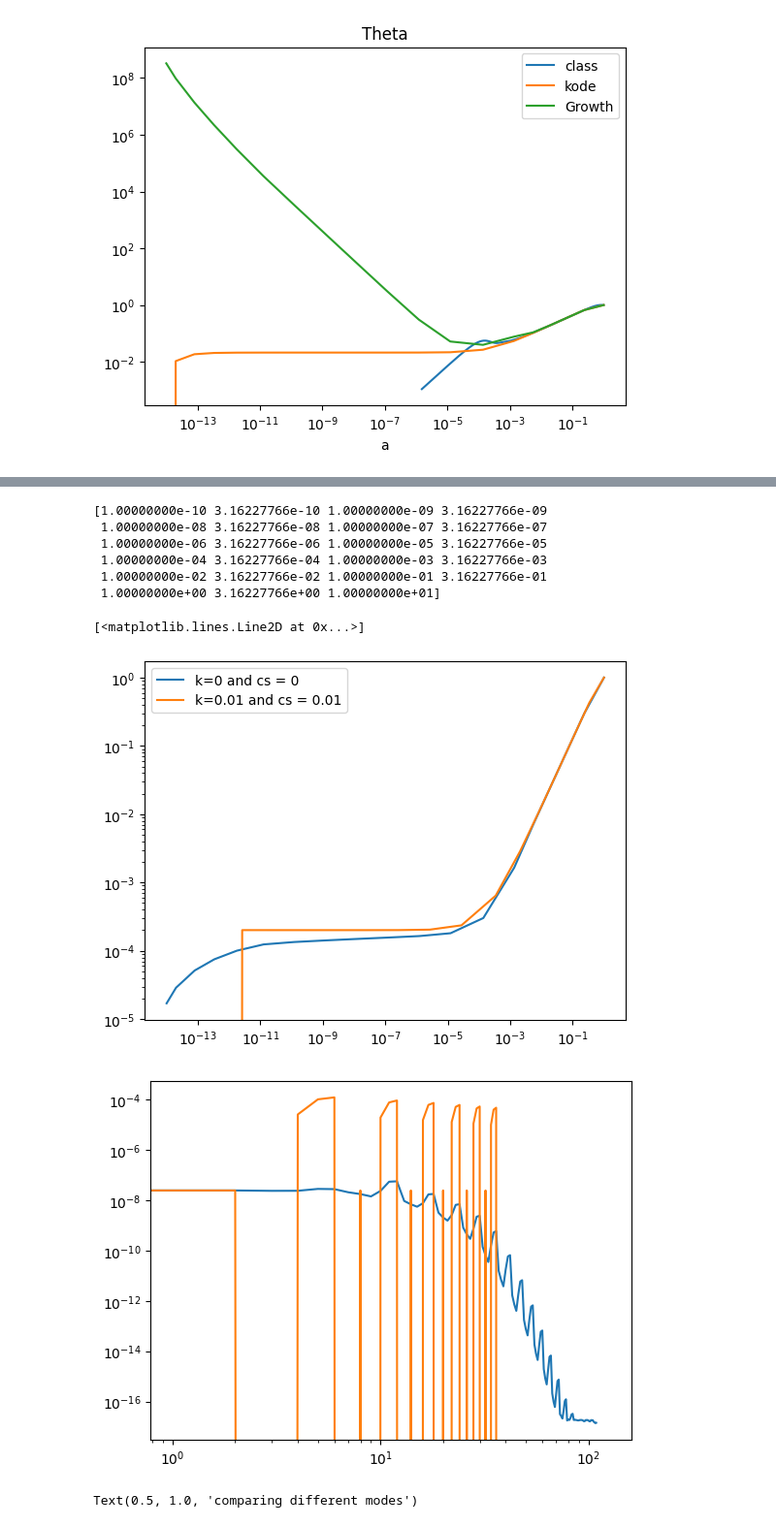
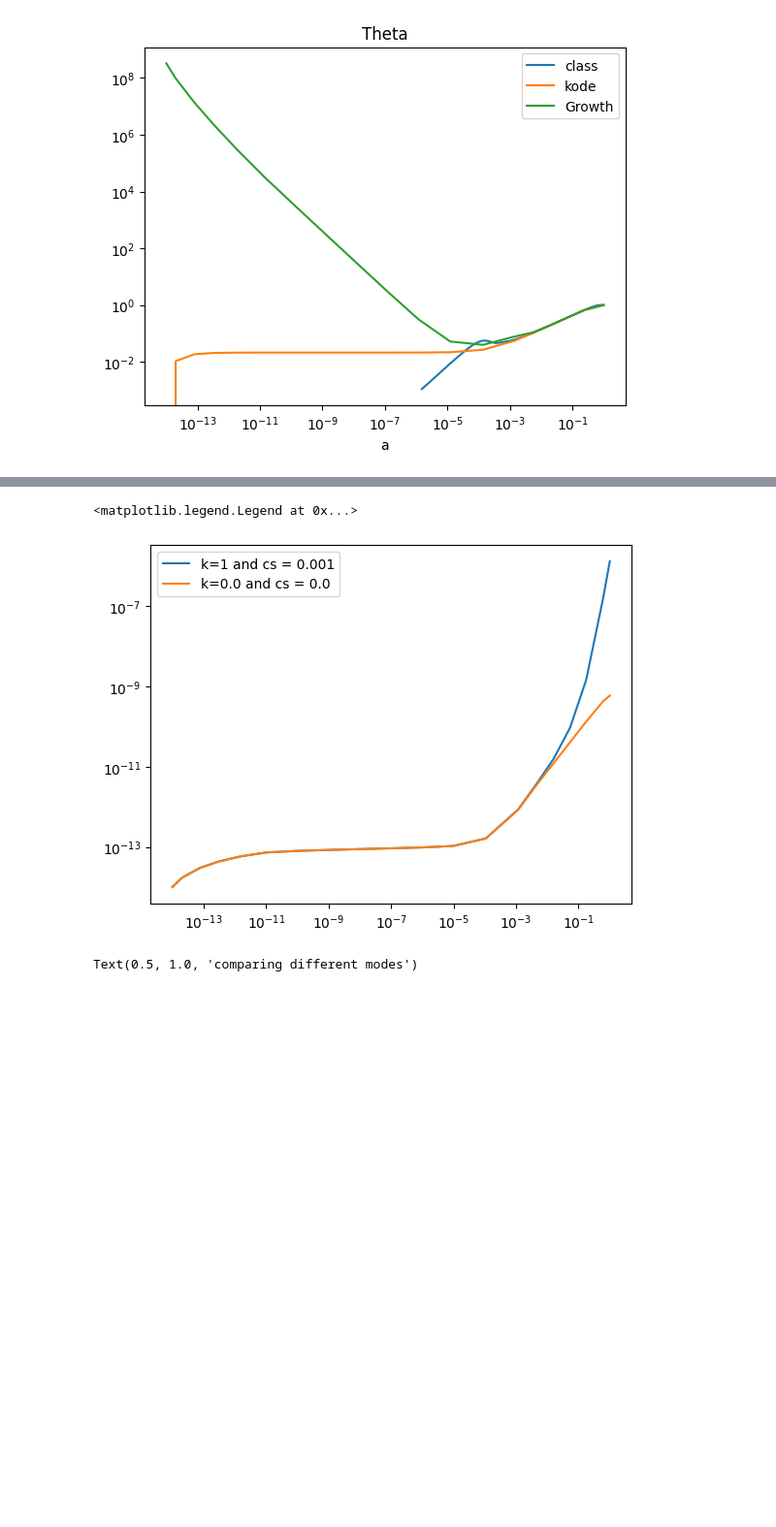
Before and after one commit to eriksteenberg/Power-spectrum-Test, a Jupyter notebook: power spectrum test.ipynb, the cells around one changed output, grey strips where cells are left out. Shown at 97% size. Saved outputs shown, nothing was run; the diff lists cells and outputs as text; code cells hidden in the pictures; blank space fills up the shorter version.

```diff
--- a/power spectrum test.ipynb
+++ b/power spectrum test.ipynb
@@ -213,12 +204,3 @@ plt.axvline((sol1.y[1][0]/cs)**0.5,0,1)
-# %%
-print(k_vec)
-# %% [output]
-[1.00000000e-10 3.16227766e-10 1.00000000e-09 3.16227766e-09
- 1.00000000e-08 3.16227766e-08 1.00000000e-07 3.16227766e-07
- 1.00000000e-06 3.16227766e-06 1.00000000e-05 3.16227766e-05
- 1.00000000e-04 3.16227766e-04 1.00000000e-03 3.16227766e-03
- 1.00000000e-02 3.16227766e-02 1.00000000e-01 3.16227766e-01
- 1.00000000e+00 3.16227766e+00 1.00000000e+01]
 # %%
 res = []
 
@@ -227,70 +209,51 @@ Omega_R = 7e-5
 Omega_lambda = 1 - Omega_M - Omega_R
 H0 = 70 / (3*1e5) # i 1/Mpc
 
-def f1(t,y):
+def f1(t,y,cs,k):
     a = y[0]
     D = y[1]
     D_dt = y[2]
-    k = y[3]
-    cs = y[4]
     def H(a):
         return H0 * np.sqrt(Omega_lambda + Omega_M /( a **3) + Omega_R /( a**4))
-
     a_dt = a * a * H(a)
     D2_dt2 = 1.5 * H0 * H0 * Omega_M * D / a - a * H(a) * D_dt + k*k*cs*cs* D
-    #print( 1.5 * H0 * H0 * Omega_M * D / a)
     res.append(1.5 * H0 * H0 * Omega_M * D / a)
-    #print(k*k*cs*cs* D)
-    return [a_dt,D_dt,D2_dt2,0,0]
+    return [a_dt,D_dt,D2_dt2]#,0,0]
 
 D0 = a0
 D1 = H0 * np.sqrt(Omega_R)
-k1 = 0
-cs1 = 0
-y0 = [H0 * np.sqrt(Omega_R) * tau0, D0 , D1,k1,cs1]
-sol = sc.solve_ivp(f1,t_span=[tau[0],tau[-1]],y0 = y0)
+k1 = 1
+cs1 = 0.001
+y0 = [H0 * np.sqrt(Omega_R) * tau0, D0 , D1]
+sol = sc.solve_ivp(f1,t_span=[tau[0],tau[-1]],y0 = y0,args=(k1,cs1))
 D = sol.y[1]
 a1 = sol.y[0]
-plt.loglog(a1,D/D[-1],label="k=%s and cs = %s" % (k1,cs1) )
+plt.loglog(a1,D,label="k=%s and cs = %s" % (k1,cs1)) # /D[-1]
 
 res1 = []
-def g1(t,y):
+def g1(t,y,cs,k):
     a = y[0]
     D = y[1]
     D_dt = y[2]
-    k_t = y[-2]
-    cs = y[-1]
     def H(a):
         return H0 * np.sqrt(Omega_lambda + Omega_M /( a **3) + Omega_R /( a**4))
-
     a_dt = a * a * H(a)
-    #sound = k_t*k_t*cs*cs* D
-    D2_dt2 = 1.5 * H0 * H0 * Omega_M * D / a - a * H(a) * D_dt# + sound
-
+    D2_dt2 = 1.5 * H0 * H0 * Omega_M * D / a - a * H(a) * D_dt + k*k*cs*cs* D
     res1.append(1.5 * H0 * H0 * Omega_M * D / a)
-
-    return [a_dt,D_dt,D2_dt2,0,0]
+    return [a_dt,D_dt,D2_dt2]
 
 D0 = a0
 D1 = H0 * np.sqrt(Omega_R)
-k0 = 0.01
-cs0 = 0.01
-y01 = [H0 * np.sqrt(Omega_R) * tau0, D0 , D1,k0,cs0]
-sol1 = sc.solve_ivp(g1,t_span=[tau[0],tau[-1]],y0 = y01)
+k0 = 0.0
+cs0 = 0.0
+y01 = [H0 * np.sqrt(Omega_R) * tau0, D0 , D1]
+sol1 = sc.solve_ivp(g1,t_span=[tau[0],tau[-1]],y0 = y01,args=(k0,cs0))#,0,0,0))
 a2 = sol1.y[0]
-plt.loglog(a2,sol1.y[1]/sol1.y[1][-1],label="k=%s and cs = %s" % (k0,cs0) )
+plt.loglog(a2,sol1.y[1],label="k=%s and cs = %s" % (k0,cs0) ) # /sol1.y[1][-1]
 plt.legend()
-plt.figure(12341)
-
-t = [i for i in range(len(res))]
-t1 = [i for i in range(len(res1))]
-
-plt.loglog(t,res)
-plt.loglog(t1,res1)
 # %% [output]
-[<matplotlib.lines.Line2D at 0x...>]
+<matplotlib.legend.Legend at 0x...>
-[figure, old version]
+[figure, new version]
-[figure, removed]
 # %%
 res = []
 
```
Also changed, not shown: parts of 2 cells of this notebook.
